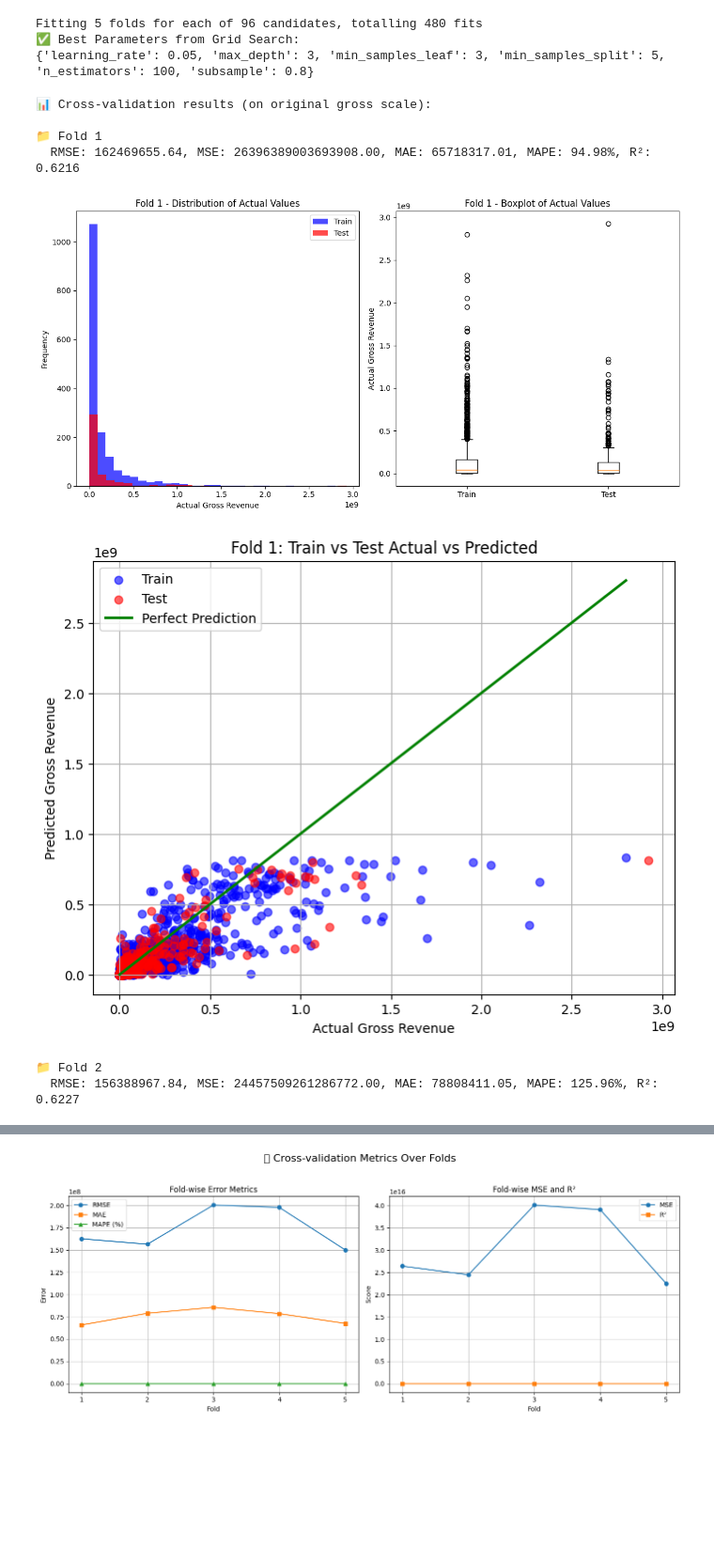
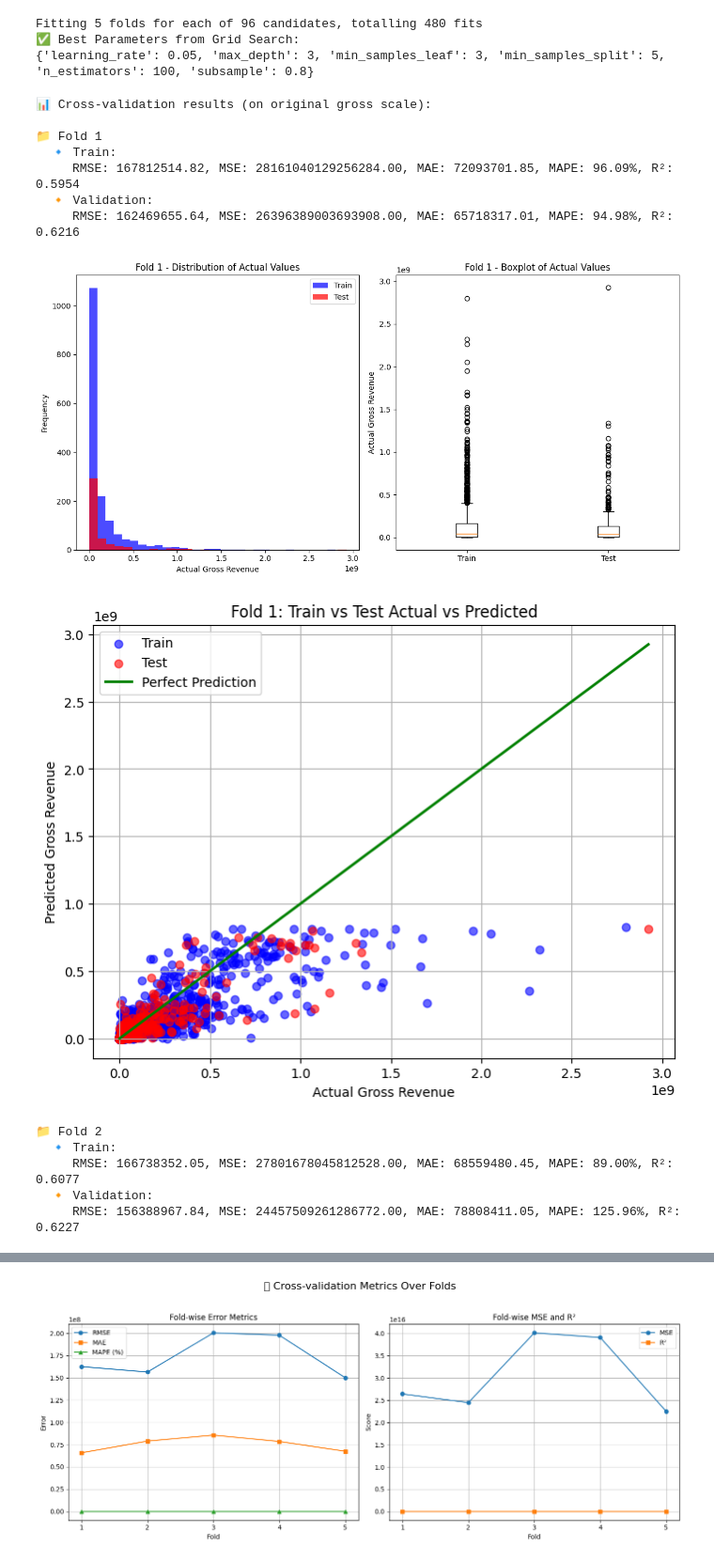
Before and after one commit to phuocnguyen2412/movie-analyst, a Jupyter notebook: Gradient_Boosting_model.ipynb, the cells around one changed output, grey strips where cells are left out. Shown at 94% size. Saved outputs shown, nothing was run; the diff lists cells and outputs as text; code cells hidden in the pictures; blank space fills up the shorter version.

Commit message:
Thêm kq train fold

```diff
--- a/Gradient_Boosting_model.ipynb
+++ b/Gradient_Boosting_model.ipynb
@@ -89,6 +89,12 @@ Fitting 5 folds for each of 96 candidates, totalling 480 fits
 # Dùng mô hình tốt nhất để thay cho model ban đầu
 model = grid_search.best_estimator_
 # %%
+from sklearn.metrics import mean_squared_error, mean_absolute_error, r2_score, mean_absolute_percentage_error
+from sklearn.model_selection import KFold
+from sklearn.preprocessing import StandardScaler
+import numpy as np
+import matplotlib.pyplot as plt
+
 # Tạo KFold
 kfold = KFold(n_splits=5, shuffle=True, random_state=42)
 
@@ -128,74 +134,78 @@ for fold, (train_idx, val_idx) in enumerate(kfold.split(X, y), 1):
     train_pred = np.expm1(train_pred_log)
     val_pred = np.expm1(val_pred_log)
 
-    # Đánh giá
+    # Đánh giá trên tập train
+    rmse_train = np.sqrt(mean_squared_error(y_train_fold, train_pred))
+    mse_train = mean_squared_error(y_train_fold, train_pred)
+    mae_train = mean_absolute_error(y_train_fold, train_pred)
+    mape_train = mean_absolute_percentage_error(y_train_fold[y_train_fold > 1e6], train_pred[y_train_fold > 1e6])
+    r2_train = r2_score(y_train_fold, train_pred)
+
+    # Đánh giá trên tập validation
     rmse = np.sqrt(mean_squared_error(y_val_fold, val_pred))
     mse = mean_squared_error(y_val_fold, val_pred)
     mae = mean_absolute_error(y_val_fold, val_pred)
-
-    # Chỉ tính MAPE khi y thực sự đủ lớn
-    mask_val = y_val_fold > 1e6
-    mape = mean_absolute_percentage_error(y_val_fold[mask_val], val_pred[mask_val])
-
+    mape = mean_absolute_percentage_error(y_val_fold[y_val_fold > 1e6], val_pred[y_val_fold > 1e6])
     r2 = r2_score(y_val_fold, val_pred)
 
-    # Lưu kết quả
+    # Lưu kết quả test
     rmse_list.append(rmse)
     mse_list.append(mse)
     mae_list.append(mae)
     mape_list.append(mape)
     r2_list.append(r2)
 
-    print(f"  RMSE: {rmse:.2f}, MSE: {mse:.2f}, MAE: {mae:.2f}, MAPE: {mape*100:.2f}%, R²: {r2:.4f}")
+    # In kết quả
+    print("  🔹 Train:")
+    print(f"     RMSE: {rmse_train:.2f}, MSE: {mse_train:.2f}, MAE: {mae_train:.2f}, MAPE: {mape_train*100:.2f}%, R²: {r2_train:.4f}")
+    print("  🔸 Validation:")
+    print(f"     RMSE: {rmse:.2f}, MSE: {mse:.2f}, MAE: {mae:.2f}, MAPE: {mape*100:.2f}%, R²: {r2:.4f}")
 
-    # Kiểm tra phân bố giữa train và test
+    # Biểu đồ phân phối giá trị thực tế cho Train và Test
     plt.figure(figsize=(12, 6))
-
-    # Biểu đồ phân phối giá trị thực tế cho Train
     plt.subplot(1, 2, 1)
     plt.hist(y_train_fold, bins=30, color='blue', alpha=0.7, label="Train")
     plt.hist(y_val_fold, bins=30, color='red', alpha=0.7, label="Test")
     plt.title(f"Fold {fold} - Distribution of Actual Values")
     plt.xlabel("Actual Gross Revenue")
     plt.ylabel("Frequency")
     plt.legend()
 
-    # Biểu đồ boxplot phân phối giữa Train và Test
     plt.subplot(1, 2, 2)
     plt.boxplot([y_train_fold, y_val_fold], labels=["Train", "Test"])
     plt.title(f"Fold {fold} - Boxplot of Actual Values")
     plt.ylabel("Actual Gross Revenue")
-
     plt.tight_layout()
     plt.show()
-    # Vẽ biểu đồ Actual vs Predicted cho Train và Test
+
+    # Biểu đồ Actual vs Predicted
     plt.figure(figsize=(8, 6))
-
-    # Vẽ cho dữ liệu huấn luyện (train)
     plt.scatter(y_train_fold, train_pred, color='blue', label='Train', alpha=0.6)
-
-    # Vẽ cho dữ liệu kiểm tra (test)
     plt.scatter(y_val_fold, val_pred, color='red', label='Test', alpha=0.6)
-
-    # Đường chéo biểu thị dự đoán hoàn hảo
-    plt.plot([y_train_fold.min(), y_train_fold.max()], [y_train_fold.min(), y_train_fold.max()], color='green', lw=2, label="Perfect Prediction")
-
-    # Tiêu đề và nhãn
+    plt.plot([min(y_train_fold.min(), y_val_fold.min()), max(y_train_fold.max(), y_val_fold.max())],
+             [min(y_train_fold.min(), y_val_fold.min()), max(y_train_fold.max(), y_val_fold.max())],
+             color='green', lw=2, label="Perfect Prediction")
     plt.title(f"Fold {fold}: Train vs Test Actual vs Predicted")
     plt.xlabel("Actual Gross Revenue")
     plt.ylabel("Predicted Gross Revenue")
     plt.legend()
     plt.grid(True)
     plt.show()
 # %% [output]
 📊 Cross-validation results (on original gross scale):
 
 📁 Fold 1
-  RMSE: 162469655.64, MSE: 26396389003693908.00, MAE: 65718317.01, MAPE: 94.98%, R²: 0.6216
+  🔹 Train:
+     RMSE: 167812514.82, MSE: 28161040129256284.00, MAE: 72093701.85, MAPE: 96.09%, R²: 0.5954
+  🔸 Validation:
+     RMSE: 162469655.64, MSE: 26396389003693908.00, MAE: 65718317.01, MAPE: 94.98%, R²: 0.6216
 [figure]
-[figure, old version]
+[figure, new version]
 📁 Fold 2
-  RMSE: 156388967.84, MSE: 24457509261286772.00, MAE: 78808411.05, MAPE: 125.96%, R²: 0.6227
+  🔹 Train:
+     RMSE: 166738352.05, MSE: 27801678045812528.00, MAE: 68559480.45, MAPE: 89.00%, R²: 0.6077
+  🔸 Validation:
+     RMSE: 156388967.84, MSE: 24457509261286772.00, MAE: 78808411.05, MAPE: 125.96%, R²: 0.6227
 [figure]
 [figure]
 📁 Fold 3
```
Also changed, not shown: parts of 2 cells of this notebook.
